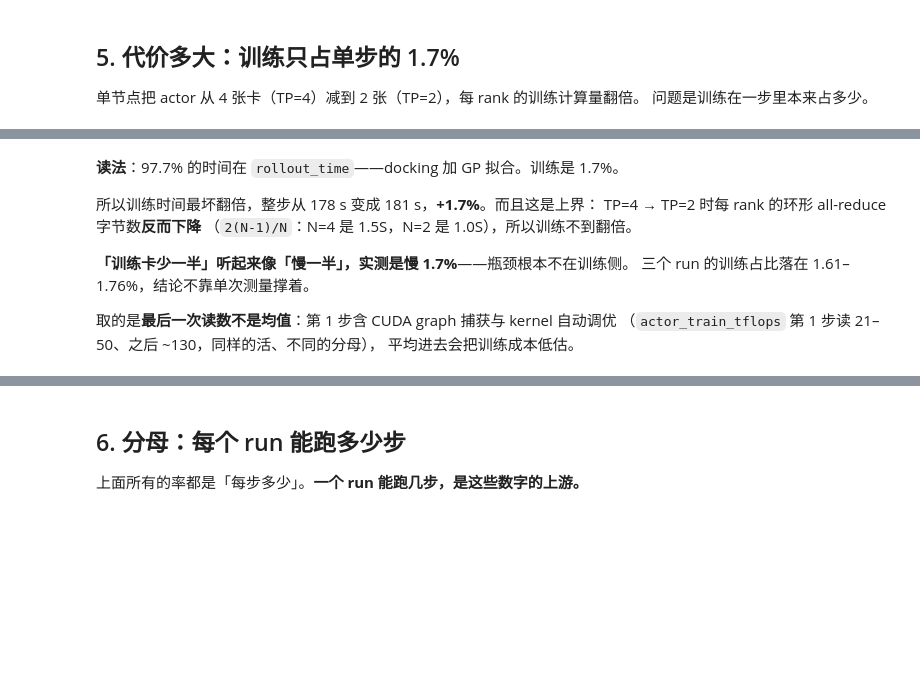
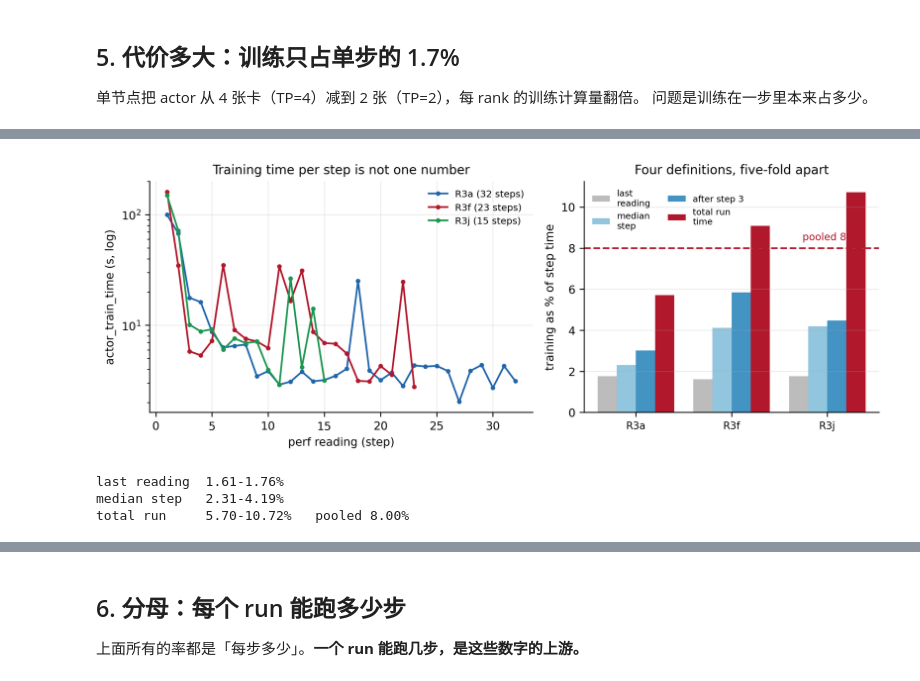
Before and after one commit to KangOxford/Large-Discovery-Models, a Jupyter notebook: rl/slime_launch/rl_analysis.ipynb, the cells around one changed output, grey strips where cells are left out. Drawn from its saved outputs; the diff is of its cells as text; code cells hidden in the pictures; blank space fills up the shorter version.

```diff
--- a/rl/slime_launch/rl_analysis.ipynb
+++ b/rl/slime_launch/rl_analysis.ipynb
@@ -370,13 +401,39 @@ training share 1.61% - 1.76% across 3 runs (mean 1.71%)
-# %% [markdown]
-**读法**：97.7% 的时间在 `rollout_time`——docking 加 GP 拟合。训练是 1.7%。
-
-所以训练时间最坏翻倍，整步从 178 s 变成 181 s，**+1.7%**。而且这是上界：
-TP=4 → TP=2 时每 rank 的环形 all-reduce 字节数**反而下降**
-（`2(N-1)/N`：N=4 是 1.5S，N=2 是 1.0S），所以训练不到翻倍。
-
-**「训练卡少一半」听起来像「慢一半」，实测是慢 1.7%**——瓶颈根本不在训练侧。
-三个 run 的训练占比落在 1.61–1.76%，结论不靠单次测量撑着。
-
-取的是**最后一次读数不是均值**：第 1 步含 CUDA graph 捕获与 kernel 自动调优
-（`actor_train_tflops` 第 1 步读 21–50、之后 ~130，同样的活、不同的分母），
-平均进去会把训练成本低估。
+# %%
+sb = load("step_breakdown.json"); rows = sb["runs"]; S = sb["summary"]
+fig, axes = plt.subplots(1, 2, figsize=(8.8, 3.4), gridspec_kw={"width_ratios":[1.3,1]})
+
+# 左：训练时间的完整序列，不是一个点。第一步含 CUDA graph 捕获与自动调优。
+ax = axes[0]
+for r, c in zip(rows, ["#2166ac","#b2182b","#1a9850"]):
+    ax.plot(range(1, len(r["train_series"])+1), r["train_series"], lw=1.4,
+            marker="o", ms=2.6, color=c, label=f'{r["run"]} ({r["n_perf"]} steps)')
+ax.set_yscale("log"); ax.set_xlabel("perf reading (step)")
+ax.set_ylabel("actor_train_time (s, log)")
+ax.set_title("Training time per step is not one number", fontsize=10)
+ax.legend(frameon=False, fontsize=7.5)
+
+# 右：四种口径的训练占比 —— 它们回答不同的问题，差 5 倍
+ax = axes[1]
+defs = [("last\nreading","share_last","#bbbbbb"), ("median\nstep","share_median","#92c5de"),
+        ("after step 3","share_after_3","#4393c3"), ("total run\ntime","share_total","#b2182b")]
+w = .2
+for i,(lab,key,c) in enumerate(defs):
+    v = [100*r[key] for r in rows if r.get(key)]
+    ax.bar(np.arange(len(v))+ (i-1.5)*w, v, w, color=c, label=lab)
+ax.axhline(100*S["share_total_pooled"], ls="--", lw=1.4, color="#b2182b")
+ax.text(len(rows)-.6, 100*S["share_total_pooled"]+.4,
+        f'pooled {100*S["share_total_pooled"]:.1f}%', fontsize=8, color="#b2182b", ha="right")
+ax.set_xticks(range(len(rows))); ax.set_xticklabels([r["run"] for r in rows], fontsize=8)
+ax.set_ylabel("training as % of step time")
+ax.set_title("Four definitions, five-fold apart", fontsize=10)
+ax.legend(frameon=False, fontsize=7, ncol=2); ax.grid(axis="x", alpha=0)
+plt.tight_layout(); plt.show()
+print(f'last reading  {100*S["share_last_range"][0]:.2f}-{100*S["share_last_range"][1]:.2f}%')
+print(f'median step   {100*S["share_median_range"][0]:.2f}-{100*S["share_median_range"][1]:.2f}%')
+print(f'total run     {100*S["share_total_range"][0]:.2f}-{100*S["share_total_range"][1]:.2f}%'
+      f'   pooled {100*S["share_total_pooled"]:.2f}%')
+# %% [output]
+[figure, added]
+last reading  1.61-1.76%
+median step   2.31-4.19%
+total run     5.70-10.72%   pooled 8.00%
```
Also changed, not shown: parts of 20 cells of this notebook, 1 other file.
